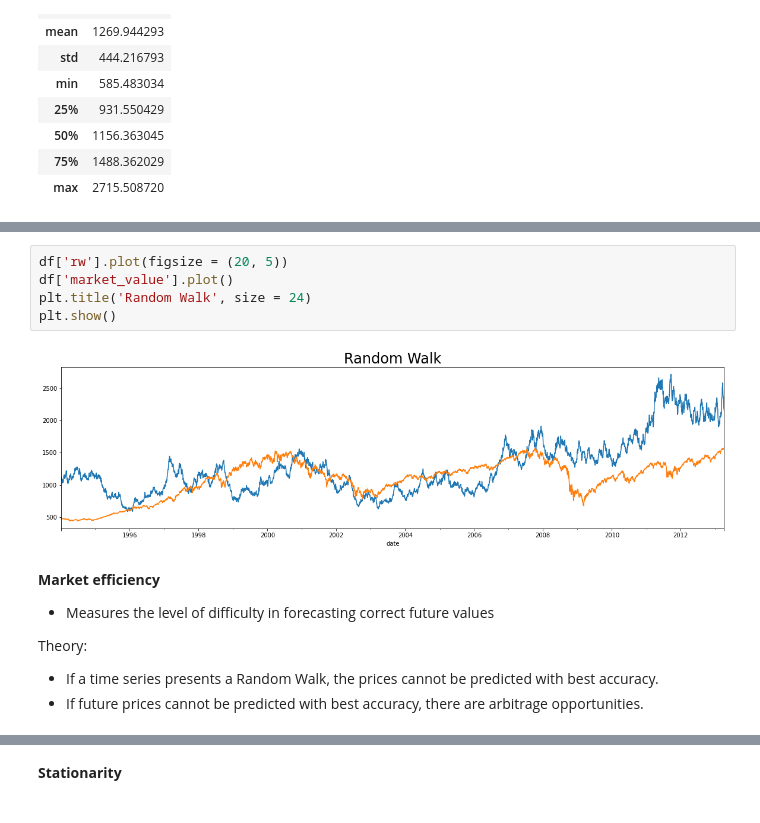
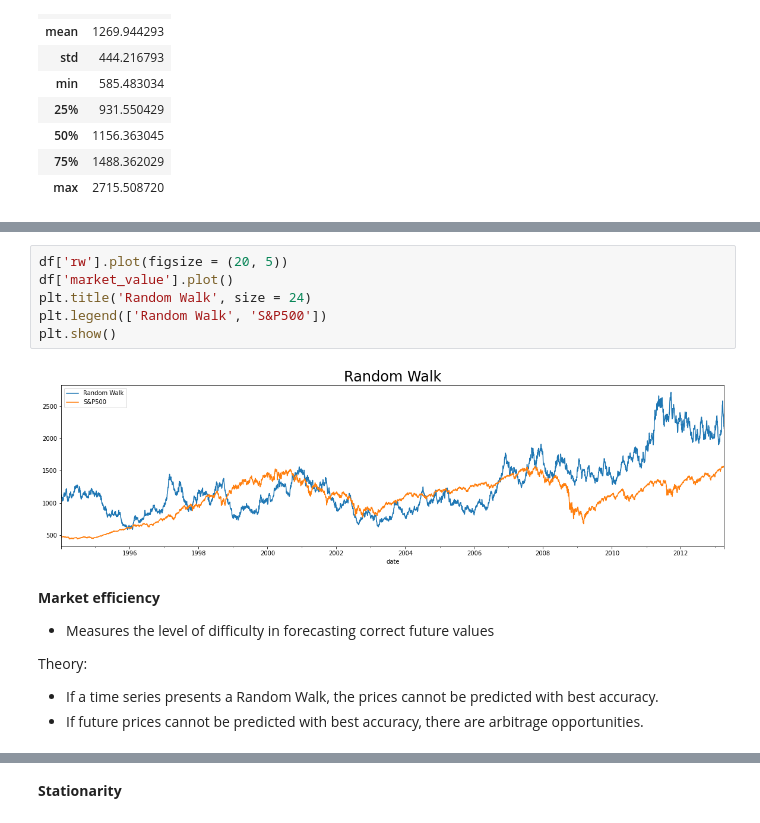
Before and after one commit to phyllsmoyo/homework, a Jupyter notebook: time series/TS_1.ipynb, the cells around one changed output, grey strips where cells are left out. Cells and saved outputs as stored; diff of their text form.

```diff
--- a/time series/TS_1.ipynb
+++ b/time series/TS_1.ipynb
@@ -393,12 +397,13 @@ See the caveats in the documentation: https://pandas.pydata.org/pandas-docs/stab
 # %%
 df['rw'].plot(figsize = (20, 5))
 df['market_value'].plot()
 plt.title('Random Walk', size = 24)
+plt.legend(['Random Walk', 'S&P500'])
 plt.show()
 # %% [output]
-[figure, old version]
+[figure, new version]
 # %% [markdown]
-**Market efficiency**
+ **Market efficiency**
 - Measures the level of difficulty in forecasting correct future values
 
 Theory:
```
Also changed, not shown: parts of 49 cells of this notebook.
